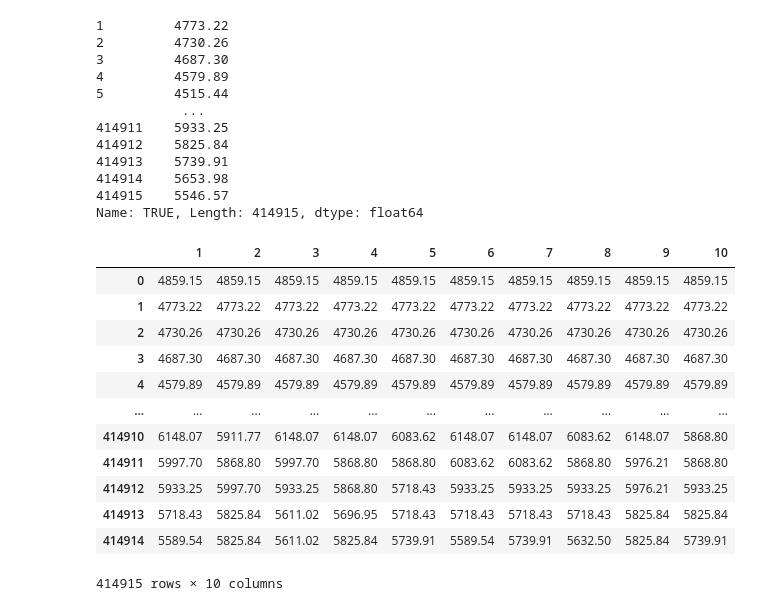
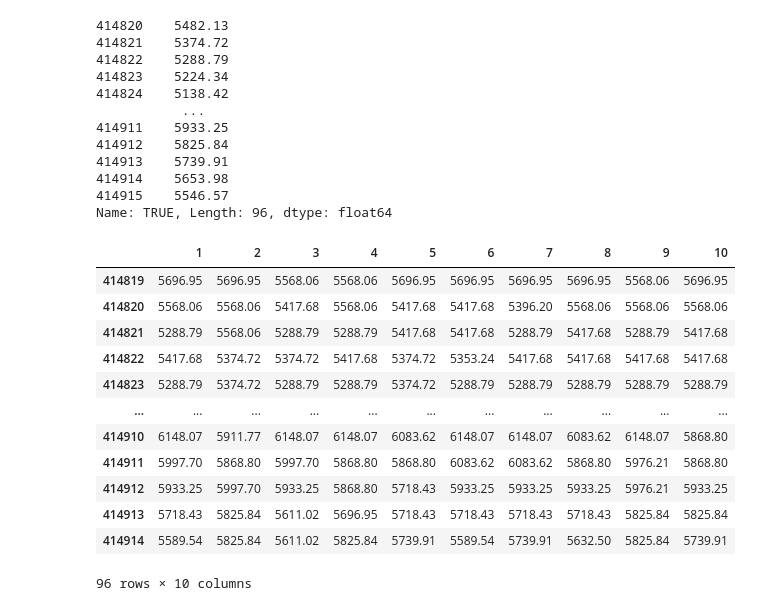
Before and after one commit to tyokyo320/time-series, a Jupyter notebook: utils/predict.ipynb, the cells around one changed output. Saved outputs shown, nothing was run; the diff lists cells and outputs as text; code cells hidden in the pictures.

```diff
--- a/utils/predict.ipynb
+++ b/utils/predict.ipynb
@@ -6,5 +7,5 @@ import pandas as pd
 import config
 # %%
-def loadCsvData(path):
+def load_csv_data(path: str) -> pd.core.frame.DataFrame:
     """Load CSV dataset as dataframe"""
     return pd.read_csv(path, delimiter=',')
@@ -11,5 +50,5 @@ def loadCsvData(path):
 # %%
-df = loadCsvData(config.predict_results_path)
+df = load_csv_data(config.predict_results_path)
 df.head()
 # %% [output]
 |  | Unnamed: 0 | TRUE | Unnamed: 2 | 1 | 2 | 3 | 4 | 5 | 6 | 7 | ... |
@@ -52,36 +80,36 @@ df.iloc[414911:414920]
 | 414918 | 3 | NaN | NaN | 42.964 | 42.964 | 42.964 | 42.964 | 42.964 | 42.964 | 42.964 | ... |
 | 414919 | 4 | NaN | NaN | 107.410 | 107.410 | 107.410 | 107.410 | 107.410 | 107.410 | 107.410 | ... |
 # %%
-true_values = df["TRUE"][1:config.epoch+1]
+true_values = df["TRUE"][config.start+1:config.epoch+1]
 true_values
 # %% [output]
-1         4773.22
-2         4730.26
-3         4687.30
-4         4579.89
-5         4515.44
+414820    5482.13
+414821    5374.72
+414822    5288.79
+414823    5224.34
+414824    5138.42
            ...
 414911    5933.25
 414912    5825.84
 414913    5739.91
 414914    5653.98
 414915    5546.57
-Name: TRUE, Length: 414915, dtype: float64
+Name: TRUE, Length: 96, dtype: float64
 # %%
 predicted_column = list(map(lambda x: str(x), range(1, config.nTrial+1)))
-predicted_values = df[predicted_column][0:config.epoch]
+predicted_values = df[predicted_column][config.start:config.epoch]
 predicted_values
 # %% [output]
 |  | 1 | 2 | 3 | 4 | 5 | 6 | 7 | 8 | 9 | 10 |
-| 0 | 4859.15 | 4859.15 | 4859.15 | 4859.15 | 4859.15 | 4859.15 | 4859.15 | 4859.15 | 4859.15 | 4859.15 |
-| 1 | 4773.22 | 4773.22 | 4773.22 | 4773.22 | 4773.22 | 4773.22 | 4773.22 | 4773.22 | 4773.22 | 4773.22 |
-| 2 | 4730.26 | 4730.26 | 4730.26 | 4730.26 | 4730.26 | 4730.26 | 4730.26 | 4730.26 | 4730.26 | 4730.26 |
-| 3 | 4687.30 | 4687.30 | 4687.30 | 4687.30 | 4687.30 | 4687.30 | 4687.30 | 4687.30 | 4687.30 | 4687.30 |
-| 4 | 4579.89 | 4579.89 | 4579.89 | 4579.89 | 4579.89 | 4579.89 | 4579.89 | 4579.89 | 4579.89 | 4579.89 |
+| 414819 | 5696.95 | 5696.95 | 5568.06 | 5568.06 | 5696.95 | 5696.95 | 5696.95 | 5696.95 | 5568.06 | 5696.95 |
+| 414820 | 5568.06 | 5568.06 | 5417.68 | 5568.06 | 5417.68 | 5417.68 | 5396.20 | 5568.06 | 5568.06 | 5568.06 |
+| 414821 | 5288.79 | 5568.06 | 5288.79 | 5288.79 | 5417.68 | 5417.68 | 5288.79 | 5417.68 | 5288.79 | 5417.68 |
+| 414822 | 5417.68 | 5374.72 | 5374.72 | 5417.68 | 5374.72 | 5353.24 | 5417.68 | 5417.68 | 5417.68 | 5417.68 |
+| 414823 | 5288.79 | 5374.72 | 5288.79 | 5288.79 | 5374.72 | 5288.79 | 5288.79 | 5288.79 | 5288.79 | 5288.79 |
 | ... | ... | ... | ... | ... | ... | ... | ... | ... | ... | ... |
 | 414910 | 6148.07 | 5911.77 | 6148.07 | 6148.07 | 6083.62 | 6148.07 | 6148.07 | 6083.62 | 6148.07 | 5868.80 |
 | 414911 | 5997.70 | 5868.80 | 5997.70 | 5868.80 | 5868.80 | 6083.62 | 6083.62 | 5868.80 | 5976.21 | 5868.80 |
 | 414912 | 5933.25 | 5997.70 | 5933.25 | 5868.80 | 5718.43 | 5933.25 | 5933.25 | 5933.25 | 5976.21 | 5933.25 |
 | 414913 | 5718.43 | 5825.84 | 5611.02 | 5696.95 | 5718.43 | 5718.43 | 5718.43 | 5718.43 | 5825.84 | 5825.84 |
 | 414914 | 5589.54 | 5825.84 | 5611.02 | 5825.84 | 5739.91 | 5589.54 | 5739.91 | 5632.50 | 5825.84 | 5739.91 |
-414915 rows × 10 columns
+96 rows × 10 columns
```
Also changed, not shown: parts of 28 cells of this notebook, 7 other files.
